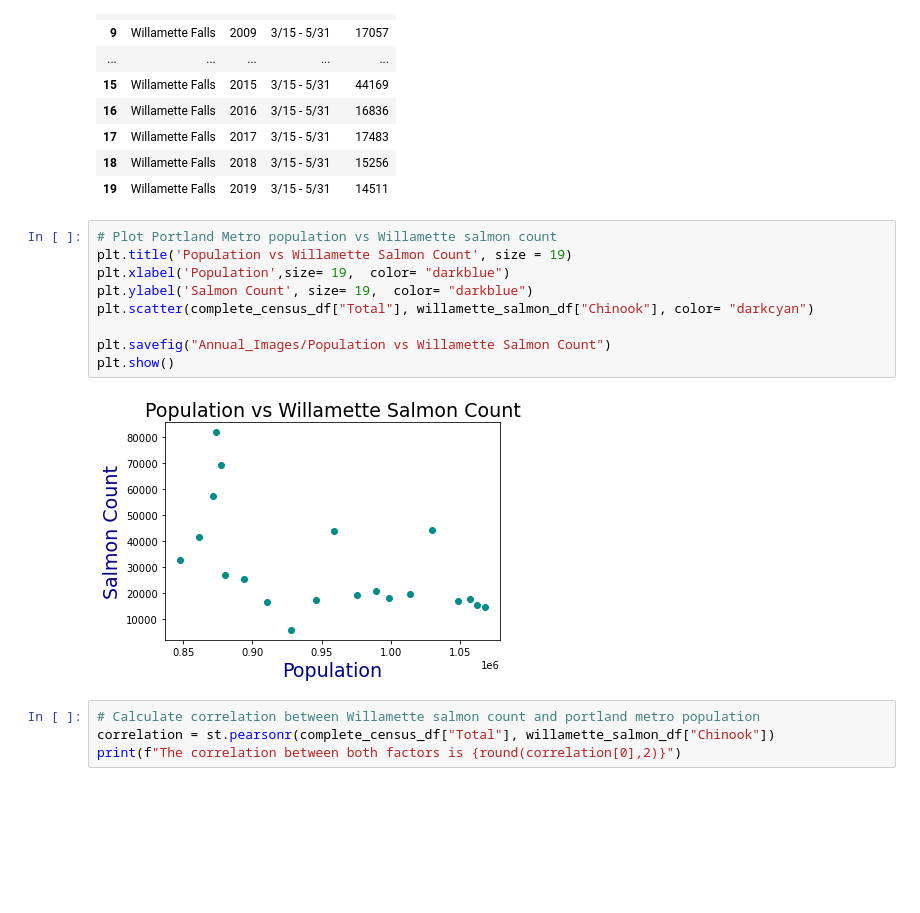
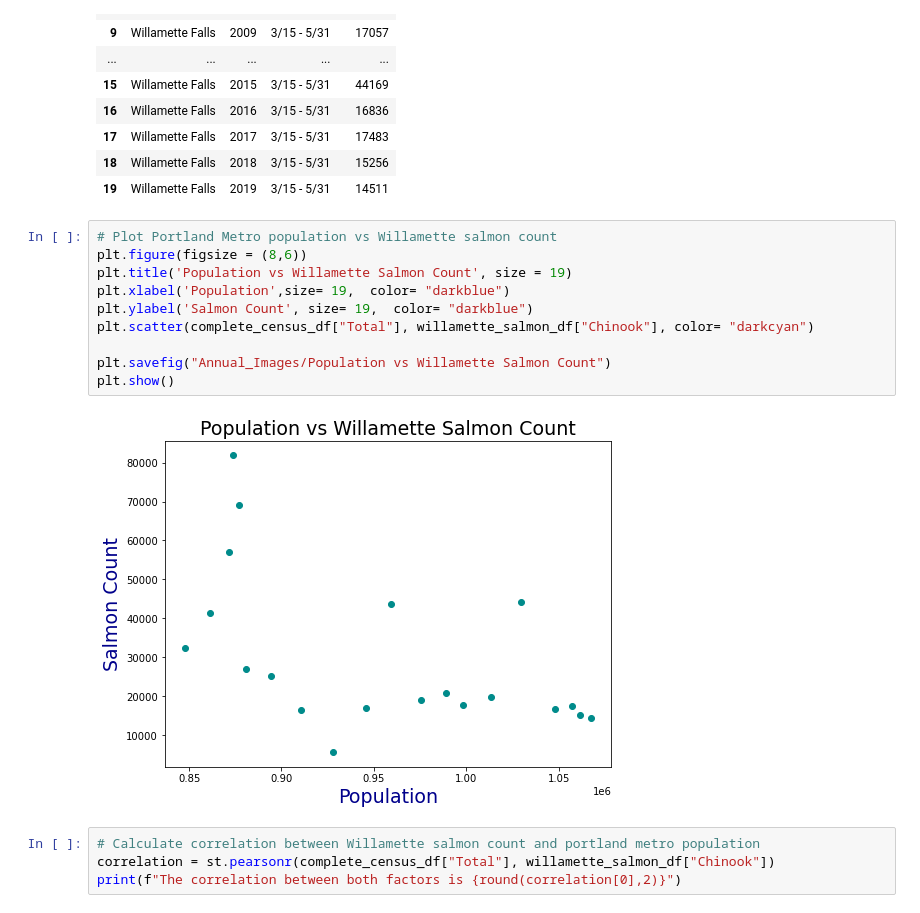
Before and after one commit to jayhjman/bootcamp-project1, a Jupyter notebook: Population_data.ipynb, the cells around one changed output. Saved outputs shown, nothing was run; the diff lists cells and outputs as text; blank space fills up the shorter version.

```diff
--- a/Population_data.ipynb
+++ b/Population_data.ipynb
@@ -457,15 +460,16 @@ willamette_salmon_df
 | 19 | Willamette Falls | 2019 | 3/15 - 5/31 | 14511 |
 # %%
 # Plot Portland Metro population vs Willamette salmon count
+plt.figure(figsize = (8,6))
 plt.title('Population vs Willamette Salmon Count', size = 19)
 plt.xlabel('Population',size= 19,  color= "darkblue")
 plt.ylabel('Salmon Count', size= 19,  color= "darkblue")
 plt.scatter(complete_census_df["Total"], willamette_salmon_df["Chinook"], color= "darkcyan")
 
 plt.savefig("Annual_Images/Population vs Willamette Salmon Count")
 plt.show()
 # %% [output]
-[figure, old version]
+[figure, new version]
 # %%
 # Calculate correlation between Willamette salmon count and portland metro population
 correlation = st.pearsonr(complete_census_df["Total"], willamette_salmon_df["Chinook"])
```
Also changed, not shown: parts of 4 cells of this notebook, 3 other files.
